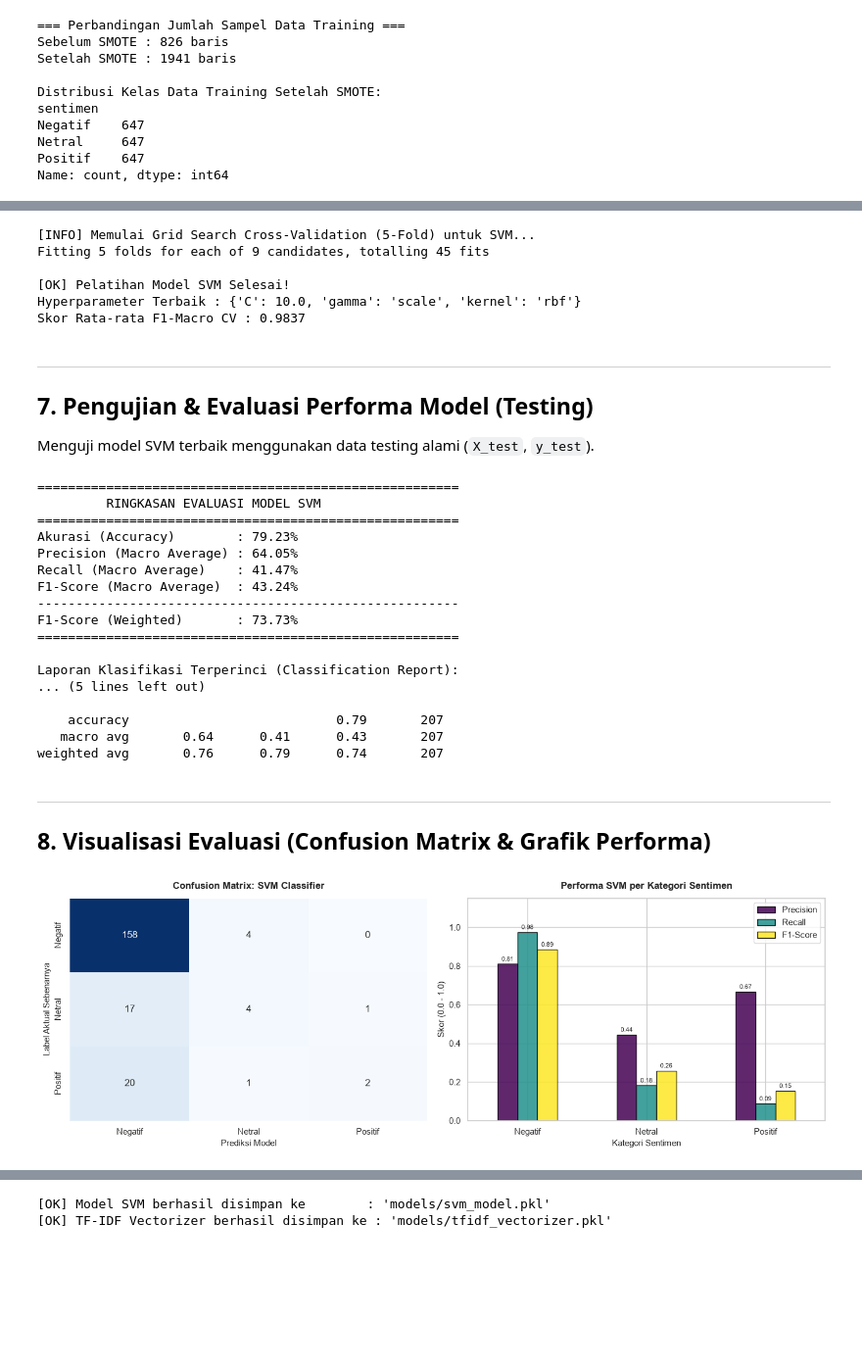
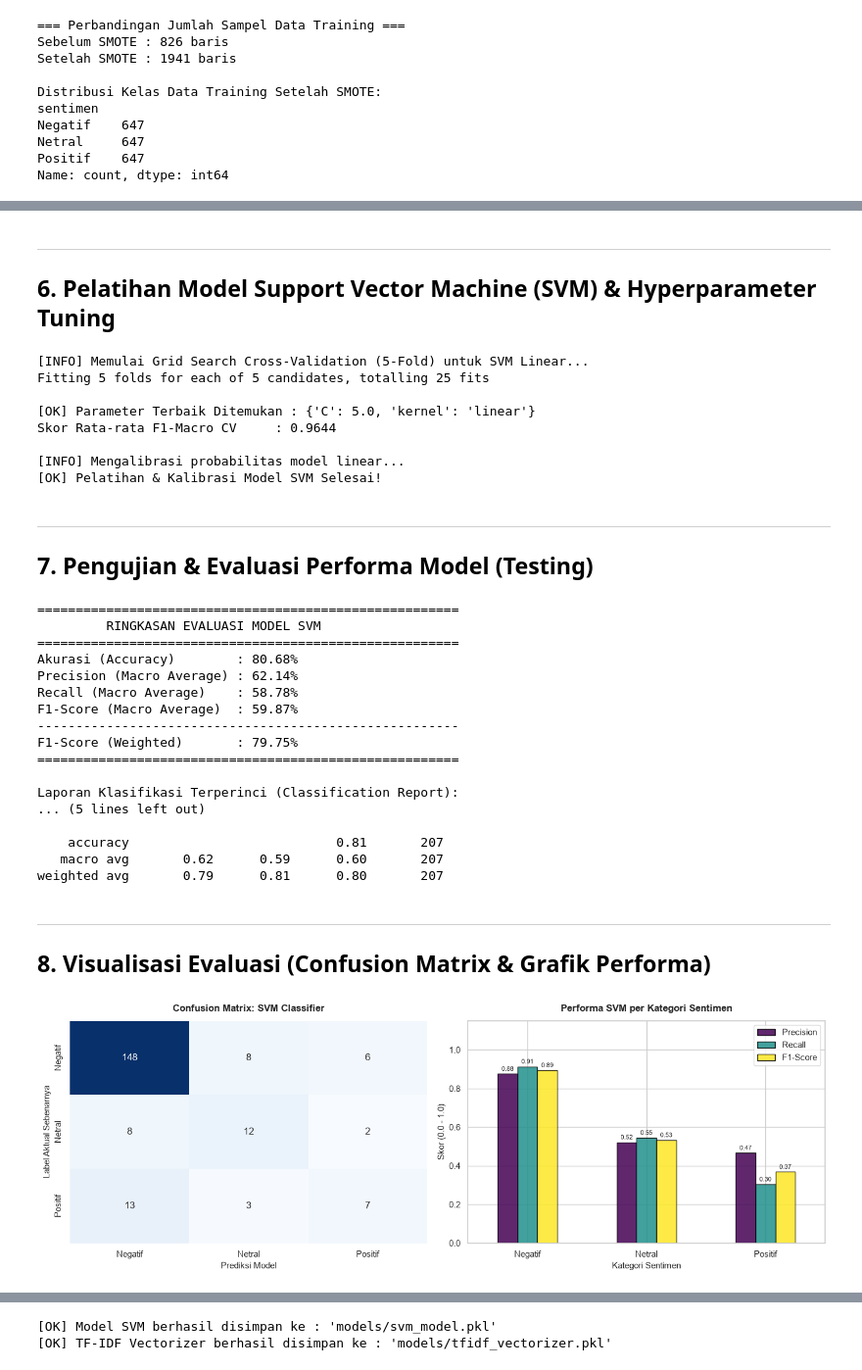
Before and after one commit to WAGONEPC/sentiment-analysis-msci-indonesia-svm-vs-lr, a Jupyter notebook: svm_training_testing.ipynb, the cells around one changed output, grey strips where cells are left out. Shown at 98% size. Drawn from its saved outputs; the diff is of its cells as text; code cells hidden in the pictures; blank space fills up the shorter version.

Commit message:
feat: update hasil eksperimen model dan dokumentasi README (tahap 1 v2)

```diff
--- a/svm_training_testing.ipynb
+++ b/svm_training_testing.ipynb
@@ -208,11 +168,16 @@ Kita melakukan perbandingan hyperparameter menggunakan `GridSearchCV`:
+# %% [markdown]
+---
+## 6. Pelatihan Model Support Vector Machine (SVM) & Hyperparameter Tuning
 # %%
-# Definisi Ruang Pencarian Hyperparameter (Grid Search)
-param_grid = [
-    {'kernel': ['linear'], 'C': [0.1, 1.0, 10.0]},
-    {'kernel': ['rbf'], 'C': [0.1, 1.0, 10.0], 'gamma': ['scale', 'auto']}
-]
+# Kunci pencarian hanya pada kernel 'linear' dengan variasi parameter C
+param_grid = {
+    'kernel': ['linear'],
+    'C': [0.01, 0.1, 1.0, 5.0, 10.0]
+}
 
-print("[INFO] Memulai Grid Search Cross-Validation (5-Fold) untuk SVM...")
+print("[INFO] Memulai Grid Search Cross-Validation (5-Fold) untuk SVM Linear...")
+
+# 1. Grid Search pada ruang fitur linear
 grid_svm = GridSearchCV(
     estimator=SVC(random_state=42),
     param_grid=param_grid,
@@ -222,36 +187,38 @@ grid_svm = GridSearchCV(
     verbose=1
 )
 
-# Latih pada data training hasil SMOTE
 grid_svm.fit(X_train_res, y_train_res)
 
-best_svm = grid_svm.best_estimator_
-print("\n[OK] Pelatihan Model SVM Selesai!")
-print(f"Hyperparameter Terbaik : {grid_svm.best_params_}")
-print(f"Skor Rata-rata F1-Macro CV : {grid_svm.best_score_:.4f}")
+print("\n[OK] Parameter Terbaik Ditemukan :", grid_svm.best_params_)
+print(f"Skor Rata-rata F1-Macro CV     : {grid_svm.best_score_:.4f}")
+
+# 2. Kalibrasi model linear terbaik untuk mengaktifkan predict_proba
+print("\n[INFO] Mengalibrasi probabilitas model linear...")
+calibrated_svm = CalibratedClassifierCV(grid_svm.best_estimator_, ensemble=False)
+calibrated_svm.fit(X_train_res, y_train_res)
+
+# 3. Tetapkan sebagai best_svm
+best_svm = calibrated_svm
+print("[OK] Pelatihan & Kalibrasi Model SVM Selesai!")
 # %% [output]
-[INFO] Memulai Grid Search Cross-Validation (5-Fold) untuk SVM...
-Fitting 5 folds for each of 9 candidates, totalling 45 fits
+[INFO] Memulai Grid Search Cross-Validation (5-Fold) untuk SVM Linear...
+Fitting 5 folds for each of 5 candidates, totalling 25 fits
 
-[OK] Pelatihan Model SVM Selesai!
-Hyperparameter Terbaik : {'C': 10.0, 'gamma': 'scale', 'kernel': 'rbf'}
-Skor Rata-rata F1-Macro CV : 0.9837
+[OK] Parameter Terbaik Ditemukan : {'C': 5.0, 'kernel': 'linear'}
+Skor Rata-rata F1-Macro CV     : 0.9644
+
+[INFO] Mengalibrasi probabilitas model linear...
+[OK] Pelatihan & Kalibrasi Model SVM Selesai!
 # %% [markdown]
 ---
 ## 7. Pengujian & Evaluasi Performa Model (Testing)
-Menguji model SVM terbaik menggunakan data testing alami (`X_test`, `y_test`).
 # %%
-# Prediksi label pada data testing
 y_pred = best_svm.predict(X_test)
 
-# Perhitungan metrik evaluasi
 acc = accuracy_score(y_test, y_pred)
 prec_macro = precision_score(y_test, y_pred, average='macro', zero_division=0)
 rec_macro = recall_score(y_test, y_pred, average='macro', zero_division=0)
 f1_macro = f1_score(y_test, y_pred, average='macro', zero_division=0)
-
-prec_weighted = precision_score(y_test, y_pred, average='weighted', zero_division=0)
-rec_weighted = recall_score(y_test, y_pred, average='weighted', zero_division=0)
 f1_weighted = f1_score(y_test, y_pred, average='weighted', zero_division=0)
 
 print("="*55)
@@ -271,20 +238,20 @@ print(classification_report(y_test, y_pred, zero_division=0))
 =======================================================
          RINGKASAN EVALUASI MODEL SVM
 =======================================================
-Akurasi (Accuracy)        : 79.23%
-Precision (Macro Average) : 64.05%
-Recall (Macro Average)    : 41.47%
-F1-Score (Macro Average)  : 43.24%
+Akurasi (Accuracy)        : 80.68%
+Precision (Macro Average) : 62.14%
+Recall (Macro Average)    : 58.78%
+F1-Score (Macro Average)  : 59.87%
 -------------------------------------------------------
-F1-Score (Weighted)       : 73.73%
+F1-Score (Weighted)       : 79.75%
 =======================================================
 
 Laporan Klasifikasi Terperinci (Classification Report):
 ... (5 lines left out)
 
-    accuracy                           0.79       207
-   macro avg       0.64      0.41      0.43       207
-weighted avg       0.76      0.79      0.74       207
+    accuracy                           0.81       207
+   macro avg       0.62      0.59      0.60       207
+weighted avg       0.79      0.81      0.80       207
 # %% [markdown]
 ---
 ## 8. Visualisasi Evaluasi (Confusion Matrix & Grafik Performa)
@@ -294,45 +261,42 @@ cm = confusion_matrix(y_test, y_pred, labels=labels_order)
 
 plt.figure(figsize=(14, 5))
 
-# Subplot 1: Confusion Matrix Heatmap
 plt.subplot(1, 2, 1)
 sns.heatmap(
     cm,
     annot=True,
     fmt='d',
     cmap='Blues',
     xticklabels=labels_order,
     yticklabels=labels_order,
     cbar=False
 )
 plt.title('Confusion Matrix: SVM Classifier', fontsize=12, fontweight='bold', pad=12)
 plt.xlabel('Prediksi Model', fontsize=11)
 plt.ylabel('Label Aktual Sebenarnya', fontsize=11)
 
-# Subplot 2: Metrik per Kelas Sentimen
 plt.subplot(1, 2, 2)
 report_dict = classification_report(y_test, y_pred, output_dict=True, zero_division=0)
 metrics_df = pd.DataFrame({
-    'Precision': [report_dict[c]['precision'] for c in labels_order],
-    'Recall': [report_dict[c]['recall'] for c in labels_order],
-    'F1-Score': [report_dict[c]['f1-score'] for c in labels_order]
-}, index=labels_order)
+    'Precision': [report_dict[c]['precision'] for c in labels_order if c in report_dict],
+    'Recall': [report_dict[c]['recall'] for c in labels_order if c in report_dict],
+    'F1-Score': [report_dict[c]['f1-score'] for c in labels_order if c in report_dict]
+}, index=[c for c in labels_order if c in report_dict])
 
 ax2 = metrics_df.plot(kind='bar', ax=plt.gca(), colormap='viridis', edgecolor='black', alpha=0.85)
 plt.title('Performa SVM per Kategori Sentimen', fontsize=12, fontweight='bold', pad=12)
 plt.xlabel('Kategori Sentimen', fontsize=11)
 plt.ylabel('Skor (0.0 - 1.0)', fontsize=11)
 plt.ylim(0, 1.15)
 plt.legend(loc='upper right', frameon=True)
 plt.xticks(rotation=0)
 
-# Tambahkan label nilai di atas batang grafik
 for container in ax2.containers:
     ax2.bar_label(container, fmt='%.2f', fontsize=8, padding=2)
 
 plt.tight_layout()
 plt.show()
 # %% [output]
-[figure, old version]
+[figure, new version]
 # %% [markdown]
 ---
```
Also changed, not shown: parts of 19 cells of this notebook, 13 other files.
